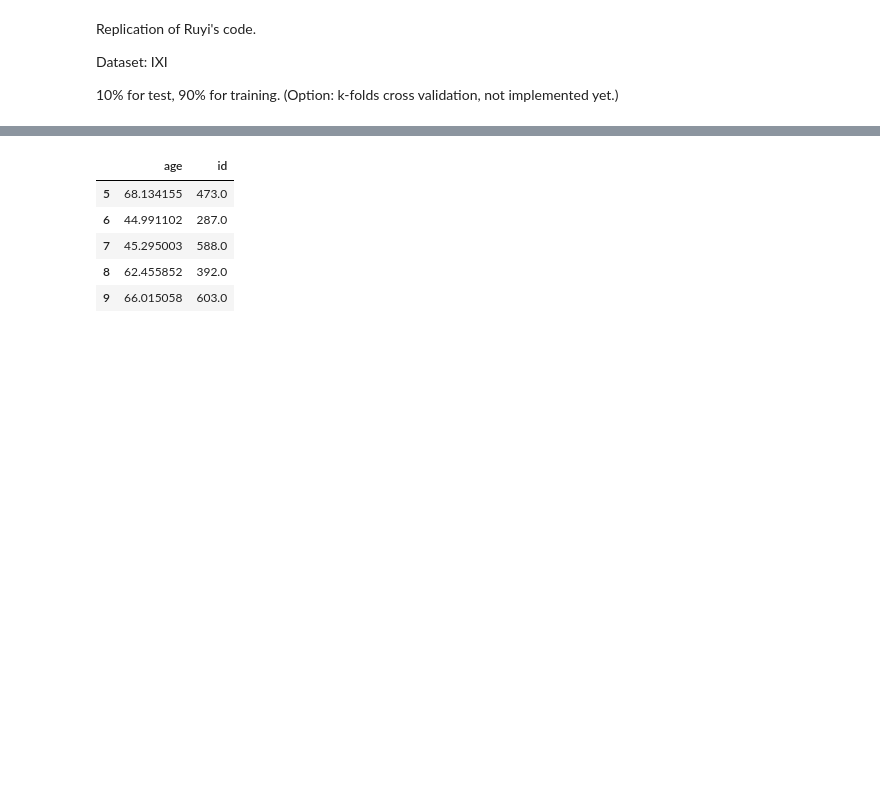
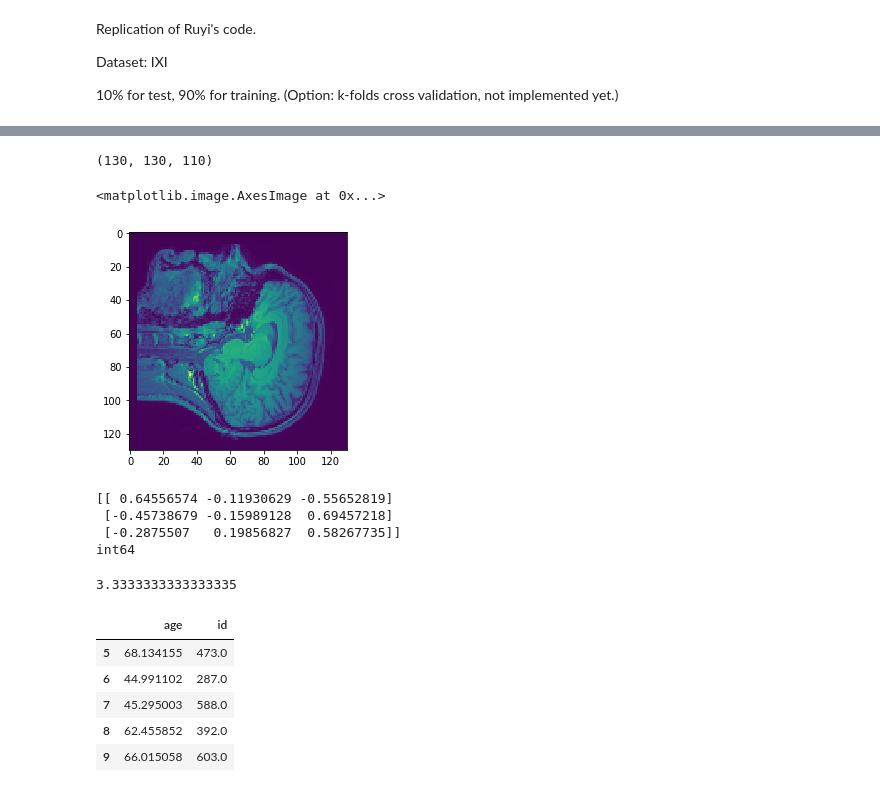
Before and after one commit to woodywff/age_prediction, a Jupyter notebook: demo1.1.ipynb, the cells around one changed output, grey strips where cells are left out. Drawn from its saved outputs; the diff is of its cells as text; code cells hidden in the pictures; blank space fills up the shorter version.

```diff
--- a/demo1.1.ipynb
+++ b/demo1.1.ipynb
@@ -345,0 +361,32 @@ crop and padded img shape:  (130, 130, 110)
+# %%
+npy_img = np.load('./IXI_npy/origin/IXI012.npy')
+print(npy_img.shape)
+plt.imshow(npy_img[:,:,60])
+# plt.imshow(npy_img[:,60,:])
+# plt.imshow(npy_img[60,:,:])
+# %% [output]
+(130, 130, 110)
+<matplotlib.image.AxesImage at 0x...>
+[figure, added]
+# %%
+a = np.random.randint(10,size=(3,3))
+b = np.random.randint(10,size=(3,3))
+c = np.random.randn(3,3)
+print(c)
+# a += 1
+# print(a)
+cc = c.astype(int)
+print(cc.dtype)
+# print(c)
+# print(c)
+# c.astype(int)
+# preprocess_1('IXI002-Guys-0828-T1.nii.gz')
+# %% [output]
+[[ 0.64556574 -0.11930629 -0.55652819]
+ [-0.45738679 -0.15989128  0.69457218]
+ [-0.2875507   0.19856827  0.58267735]]
+int64
+# %%
+10/3
+# %% [output]
+3.3333333333333335
```
Also changed, not shown: parts of 7 cells of this notebook.
